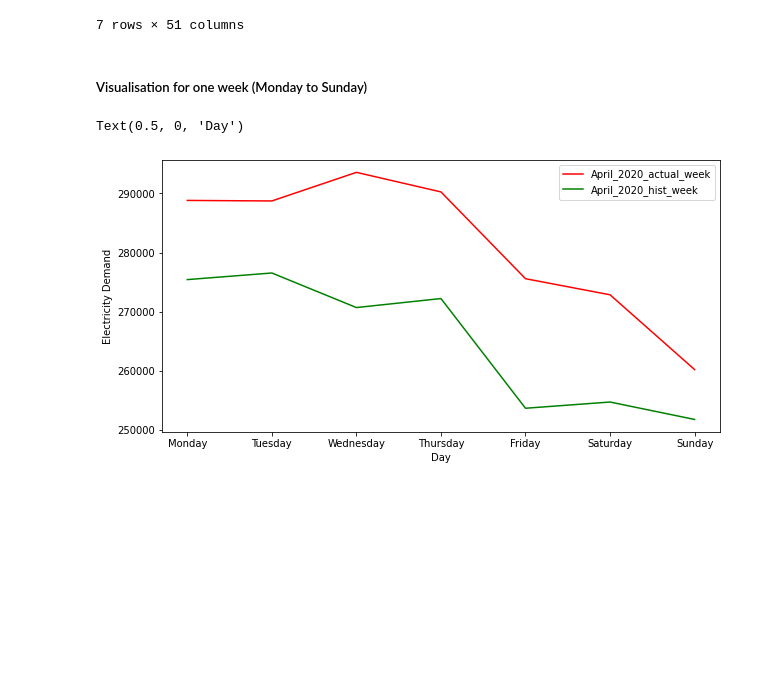
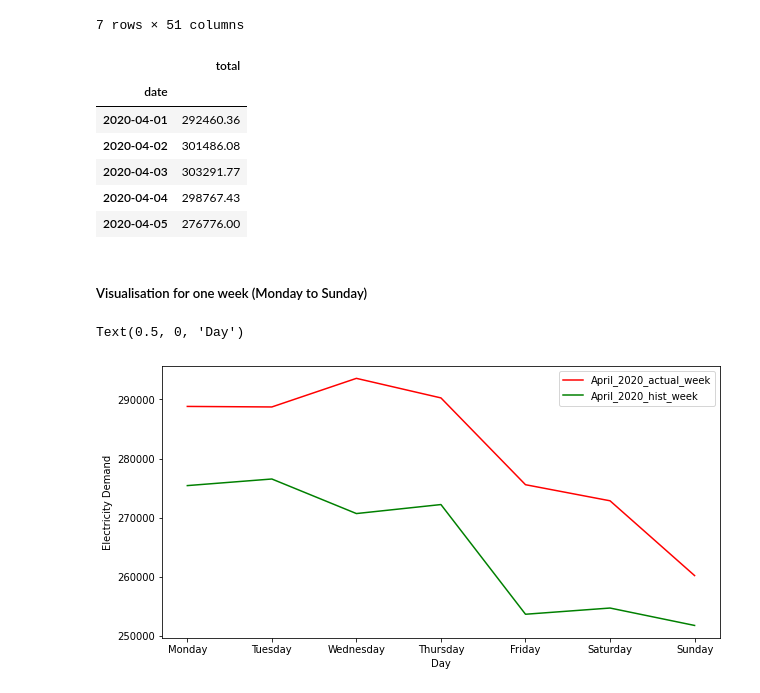
Before and after one commit to saeed2016/Electricity_Demand_Challenge, a Jupyter notebook: Electricity_demand_challenge.ipynb, the cells around one changed output. Saved outputs shown, nothing was run; the diff lists cells and outputs as text; code cells hidden in the pictures; blank space fills up the shorter version.

```diff
--- a/Electricity_demand_challenge.ipynb
+++ b/Electricity_demand_challenge.ipynb
@@ -221,6 +232,17 @@ df_hist_week
 | 101 | 2020-04-11 | 5246.605441 | 5124.921545 | 5085.855578 | 5020.055536 | 4983.296409 | 4940.850746 | 4918.534611 | 4915.011993 | 4922.277548 | ... | ... |
 | 102 | 2020-04-12 | 5280.272405 | 5138.110363 | 5087.669838 | 5023.243467 | 4986.322293 | 4942.992970 | 4931.629929 | 4899.780901 | 4912.229780 | ... | ... |
 7 rows × 51 columns
+# %%
+df_04_dataframe = pd.DataFrame(df_04_actual)
+df_04_dataframe.head()
+# %% [output]
+|  | total |
+| date |  |
+| 2020-04-01 | 292460.36 |
+| 2020-04-02 | 301486.08 |
+| 2020-04-03 | 303291.77 |
+| 2020-04-04 | 298767.43 |
+| 2020-04-05 | 276776.00 |
 # %% [markdown]
 ##### Visualisation for one week (Monday to Sunday)
 # %%
```
Also changed, not shown: parts of 22 cells of this notebook.
